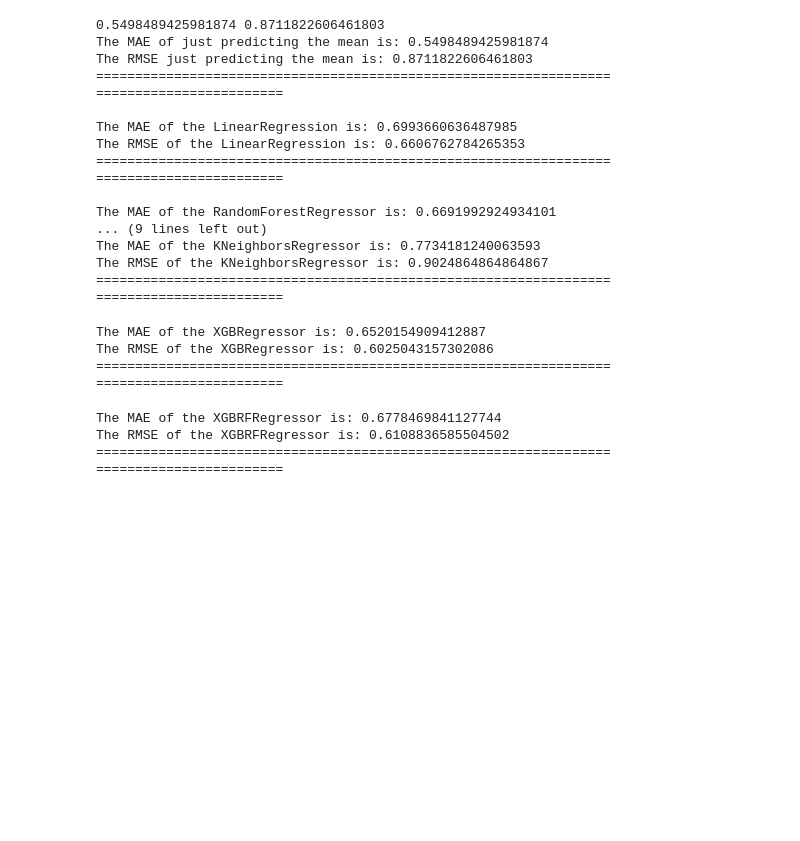
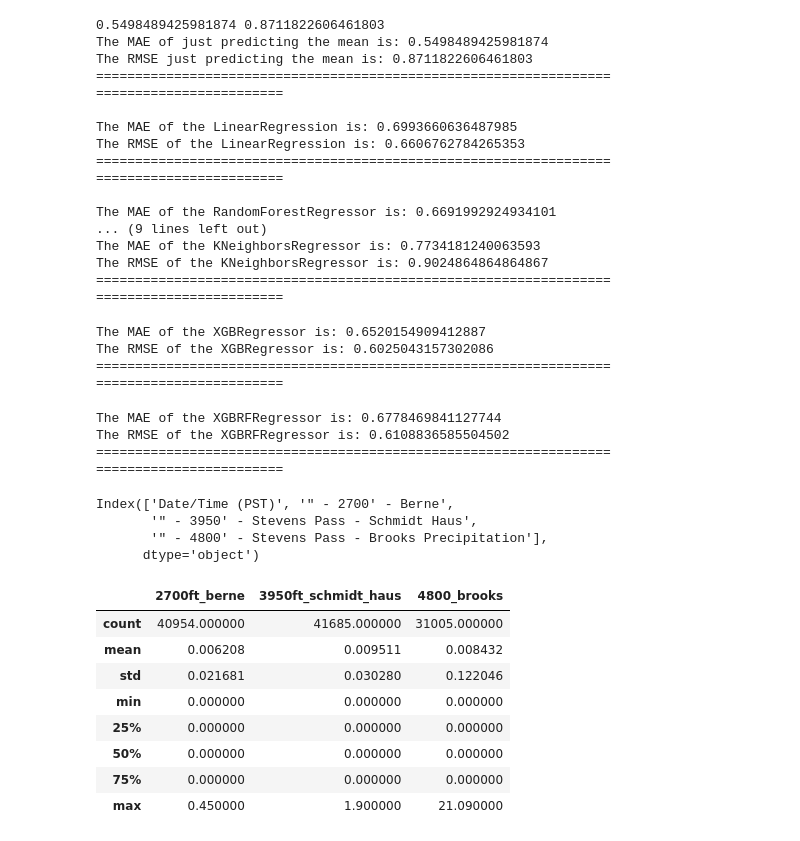
Before and after one commit to kevintheduu/avalanche-predictor, a Jupyter notebook: model_6.ipynb, the cells around one changed output. Drawn from its saved outputs; the diff is of its cells as text; code cells hidden in the pictures; blank space fills up the shorter version.

```diff
--- a/model_6.ipynb
+++ b/model_6.ipynb
@@ -148,3 +144,13 @@ The MAE of the XGBRFRegressor is: 0.6778469841127744
 The RMSE of the XGBRFRegressor is: 0.6108836585504502
 ==================================================================
 ========================
+# %%
+dff= pd.read_csv('csv_files/stevens_pass_precipitation_2014_now.csv')
+
+
+dff.columns
+# %% [output]
+Index(['Date/Time (PST)', '" - 2700' - Berne',
+       '" - 3950' - Stevens Pass - Schmidt Haus',
+       '" - 4800' - Stevens Pass - Brooks Precipitation'],
+      dtype='object')
@@ -150,0 +161,12 @@ The RMSE of the XGBRFRegressor is: 0.6108836585504502
+# %%
+dff.describe()
+# %% [output]
+|  | 2700ft_berne | 3950ft_schmidt_haus | 4800_brooks |
+| count | 40954.000000 | 41685.000000 | 31005.000000 |
+| mean | 0.006208 | 0.009511 | 0.008432 |
+| std | 0.021681 | 0.030280 | 0.122046 |
+| min | 0.000000 | 0.000000 | 0.000000 |
+| 25% | 0.000000 | 0.000000 | 0.000000 |
+| 50% | 0.000000 | 0.000000 | 0.000000 |
+| 75% | 0.000000 | 0.000000 | 0.000000 |
+| max | 0.450000 | 1.900000 | 21.090000 |
```
Also changed, not shown: parts of 9 cells of this notebook.
